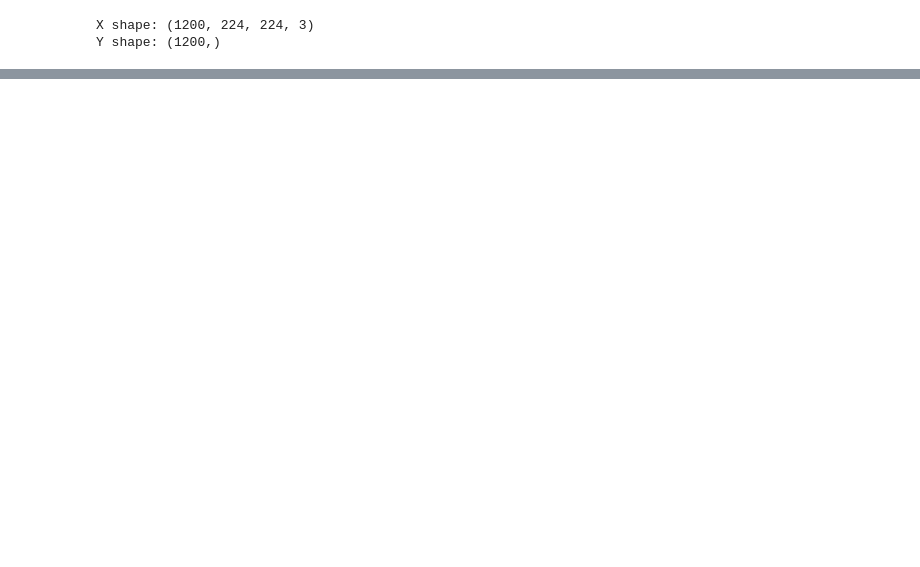
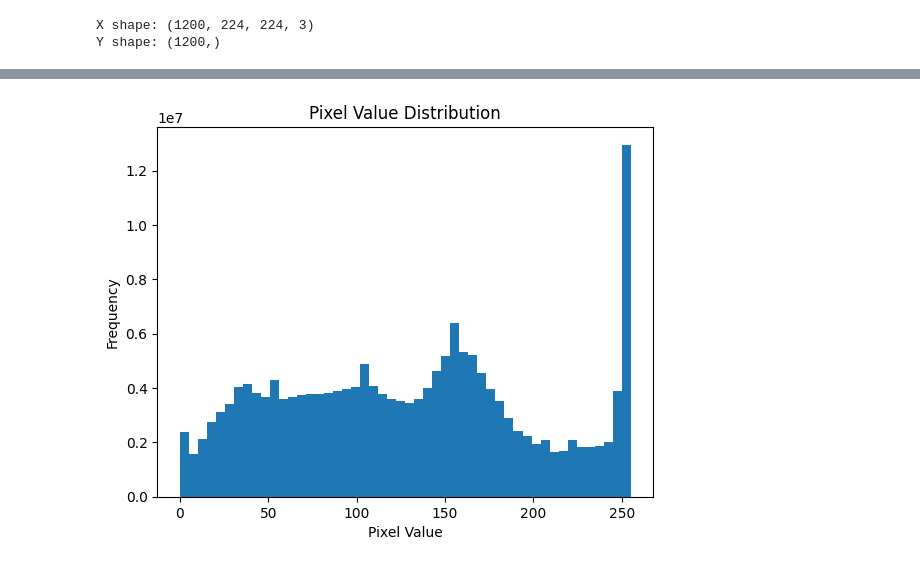
Before and after one commit to Ruvaaa/veg-health, a Jupyter notebook: Tomato/model.ipynb, the cells around one changed output, grey strips where cells are left out. Saved outputs shown, nothing was run; the diff lists cells and outputs as text; code cells hidden in the pictures; blank space fills up the shorter version.

```diff
--- a/Tomato/model.ipynb
+++ b/Tomato/model.ipynb
@@ -30,0 +45,9 @@ Y shape: (1200,)
+# %%
+plt.hist(X.flatten(), bins = 50)
+
+plt.xlabel("Pixel Value")
+plt.ylabel("Frequency")
+plt.title("Pixel Value Distribution")
+plt.show()
+# %% [output]
+[figure, added]
```
Also changed, not shown: parts of 19 cells of this notebook, 7 other files.
